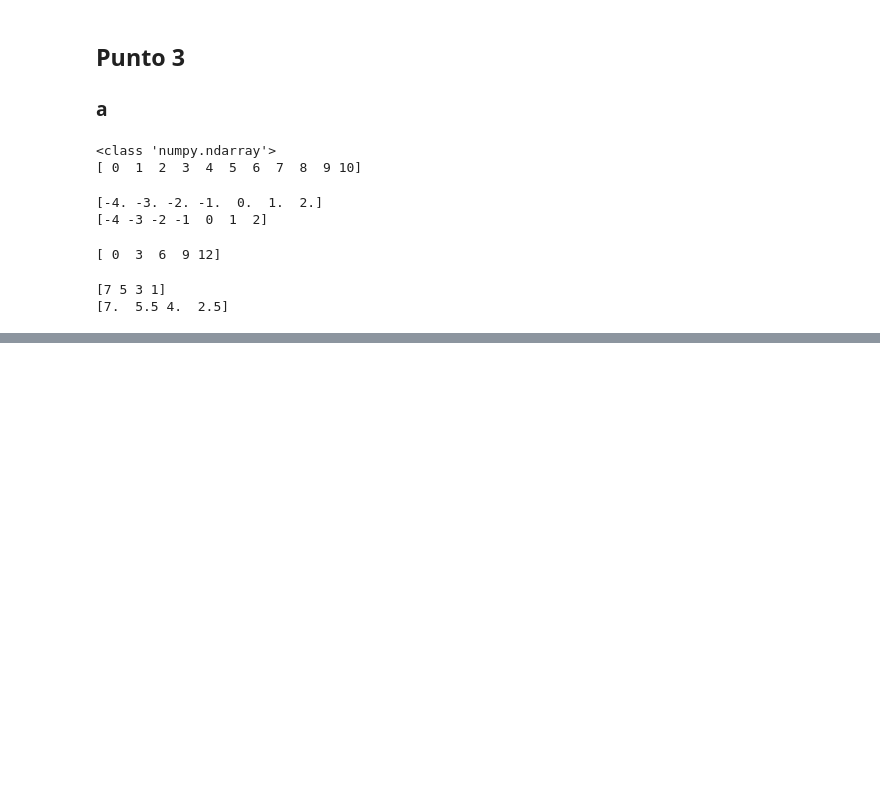
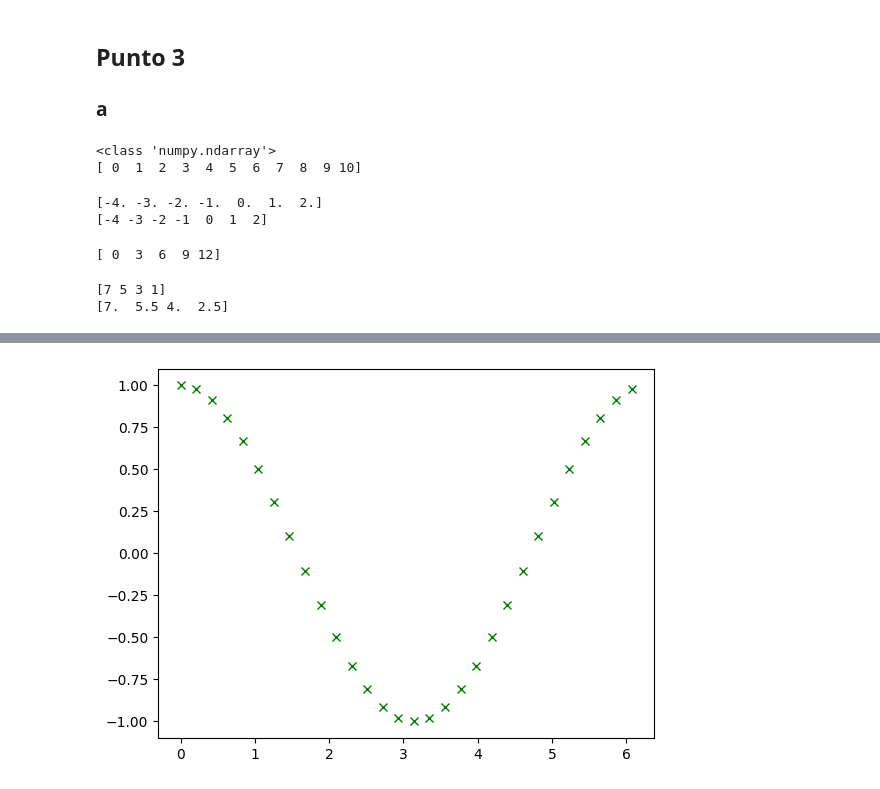
Before and after one commit to EliasGanem/Tps_Senales_Electricas_2024, a Jupyter notebook: Tp1/Tp1_Parte2.ipynb, the cells around one changed output, grey strips where cells are left out. Saved outputs shown, nothing was run; the diff lists cells and outputs as text; code cells hidden in the pictures; blank space fills up the shorter version.

```diff
--- a/Tp1/Tp1_Parte2.ipynb
+++ b/Tp1/Tp1_Parte2.ipynb
@@ -129,0 +178,15 @@ print(reverso)
+# %%
+# seno
+
+valores_x = np.arange(start=0, stop=2*pi, step=(1/15) * pi)
+coseno_vector = []
+
+for angulo in valores_x: # lo hace es pasar uno a uno los elemtos de radianes
+    valor_coseno = np.cos(angulo)
+    coseno_vector.append(valor_coseno) # a la lista le agrega valor_seno
+
+coseno_vector = np.array(coseno_vector)
+plt.plot(valores_x,coseno_vector, "gx")
+plt.show()
+# %% [output]
+[figure, added]
```
Also changed, not shown: parts of 7 cells of this notebook.
